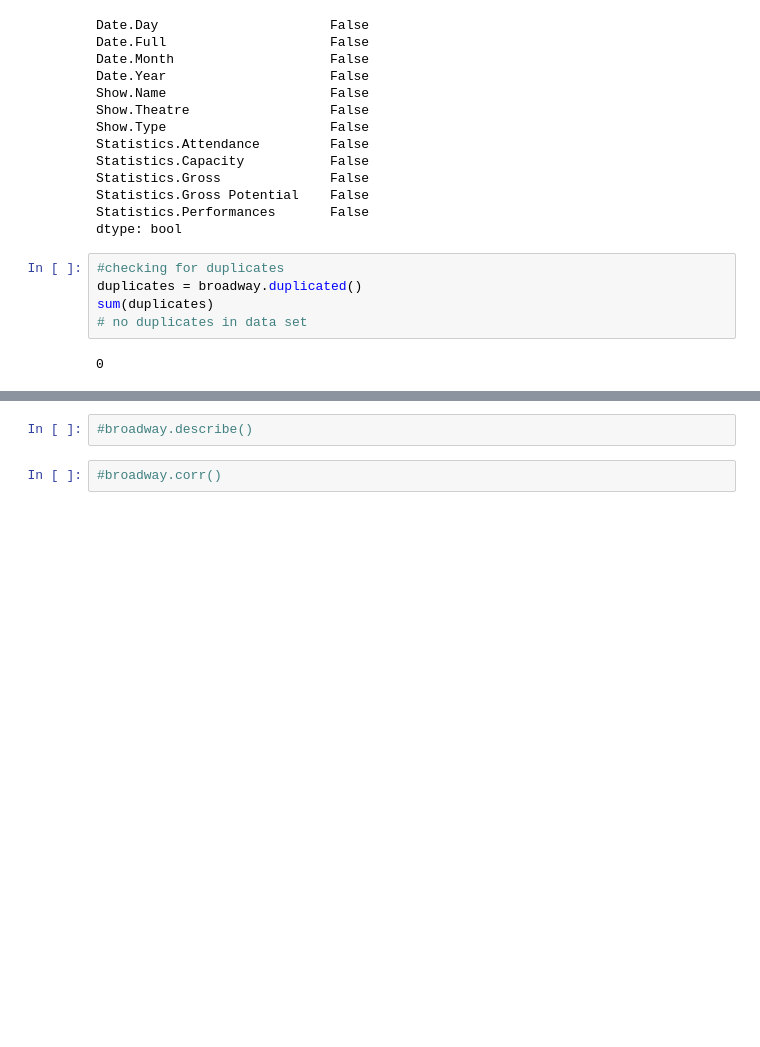
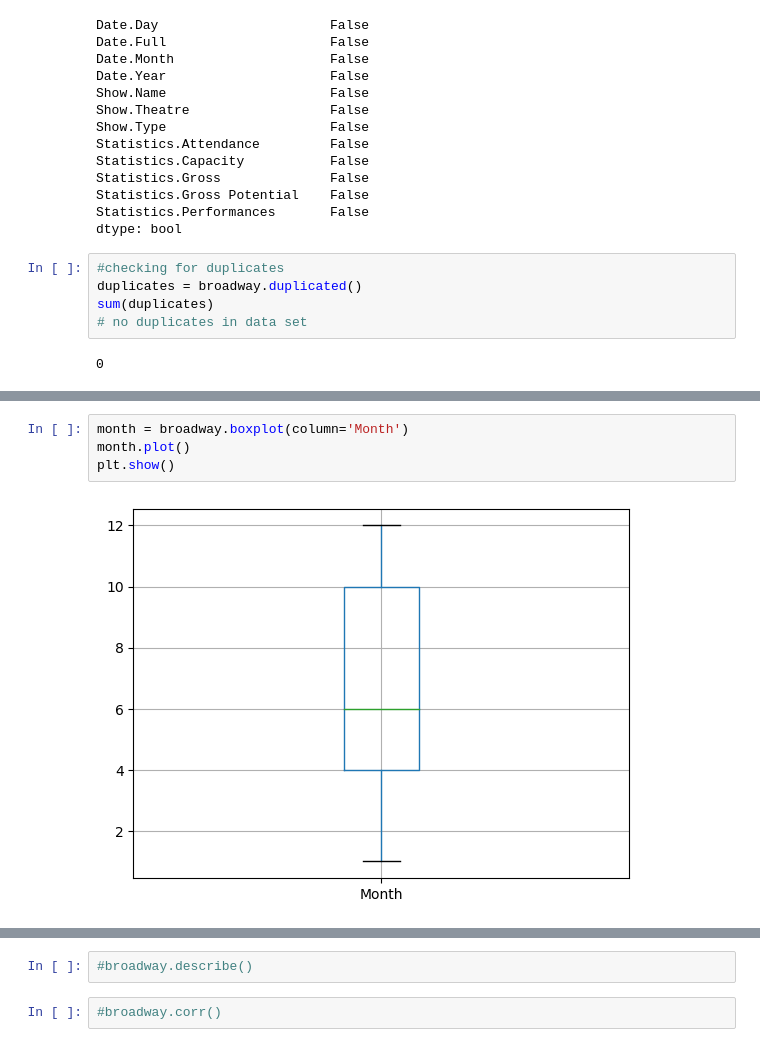
Before and after one commit to lwood7983/Final_Capstone_Project, a Jupyter notebook: Capstone_lwood.ipynb, the cells around one changed output, grey strips where cells are left out. Cells and saved outputs as stored; diff of their text form; blank space fills up the shorter version.

```diff
--- a/Capstone_lwood.ipynb
+++ b/Capstone_lwood.ipynb
@@ -101,0 +99,6 @@ array([[<AxesSubplot: title={'center': 'Attendance'}>]], dtype=object)
+# %%
+month = broadway.boxplot(column='Month')
+month.plot()
+plt.show()
+# %% [output]
+[figure, added]
```
Also changed, not shown: parts of 20 cells of this notebook, 1 other file.
